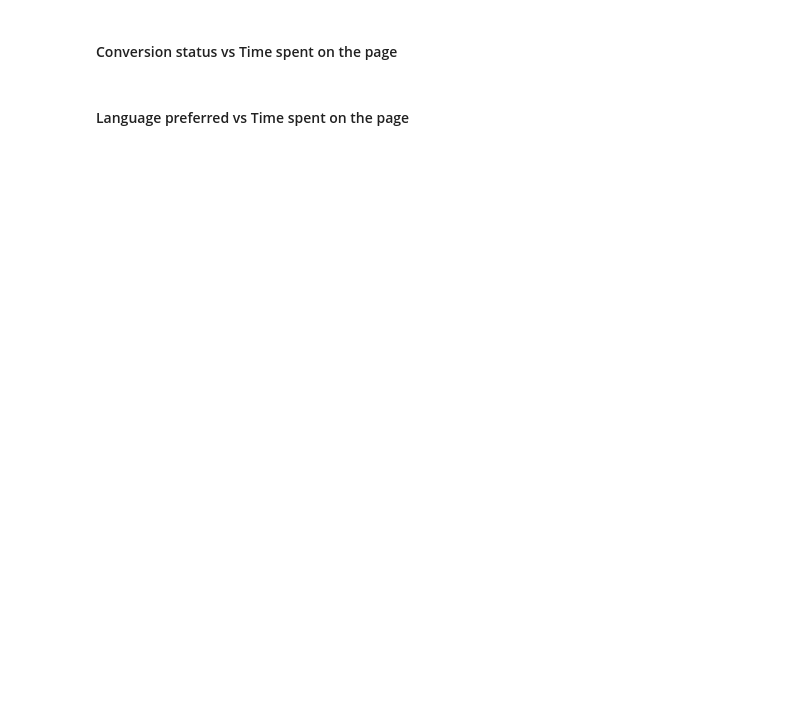
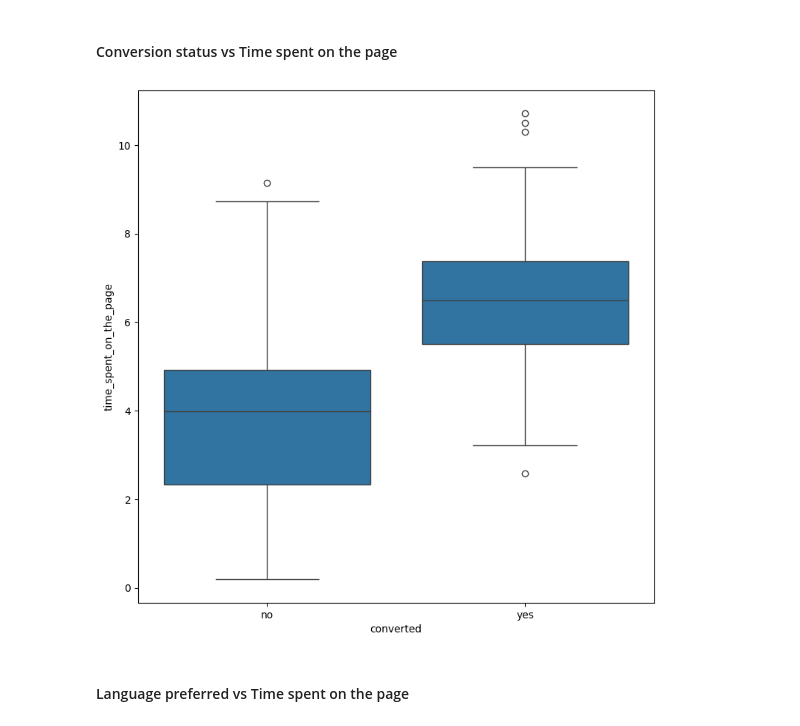
Before and after one commit to erika024/data-science, a Jupyter notebook: ENews_Express_Learner_Notebook_5BLow_Code_Version_5D.ipynb, the cells around one changed output. Cells and saved outputs as stored; diff of their text form; code cells hidden in the pictures; blank space fills up the shorter version.

```diff
--- a/ENews_Express_Learner_Notebook_5BLow_Code_Version_5D.ipynb
+++ b/ENews_Express_Learner_Notebook_5BLow_Code_Version_5D.ipynb
@@ -197,8 +265,10 @@ plt.show()
 # %%
 # complete the code to plot a suitable graph to understand the relationship between 'time_spent_on_the_page' and 'converted' columns
 plt.figure(figsize=(9, 9))
-sns.boxplot(data = df, x = __________, y = _________)
+sns.boxplot(data = df, x ='converted', y ='time_spent_on_the_page')
 plt.show()
+# %% [output]
+[figure, added]
 # %% [markdown]
 #### Language preferred vs Time spent on the page
 # %%
```
Also changed, not shown: parts of 16 cells of this notebook.
